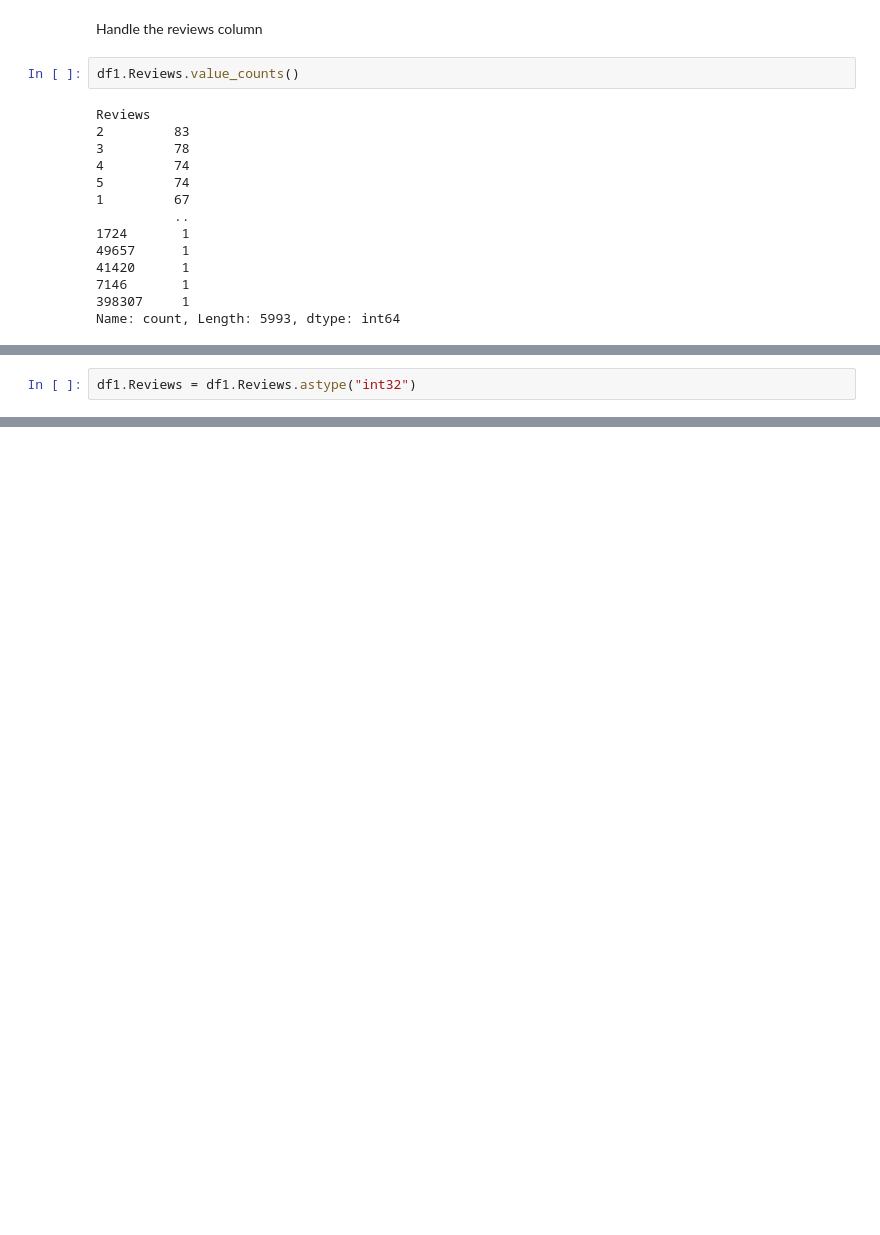
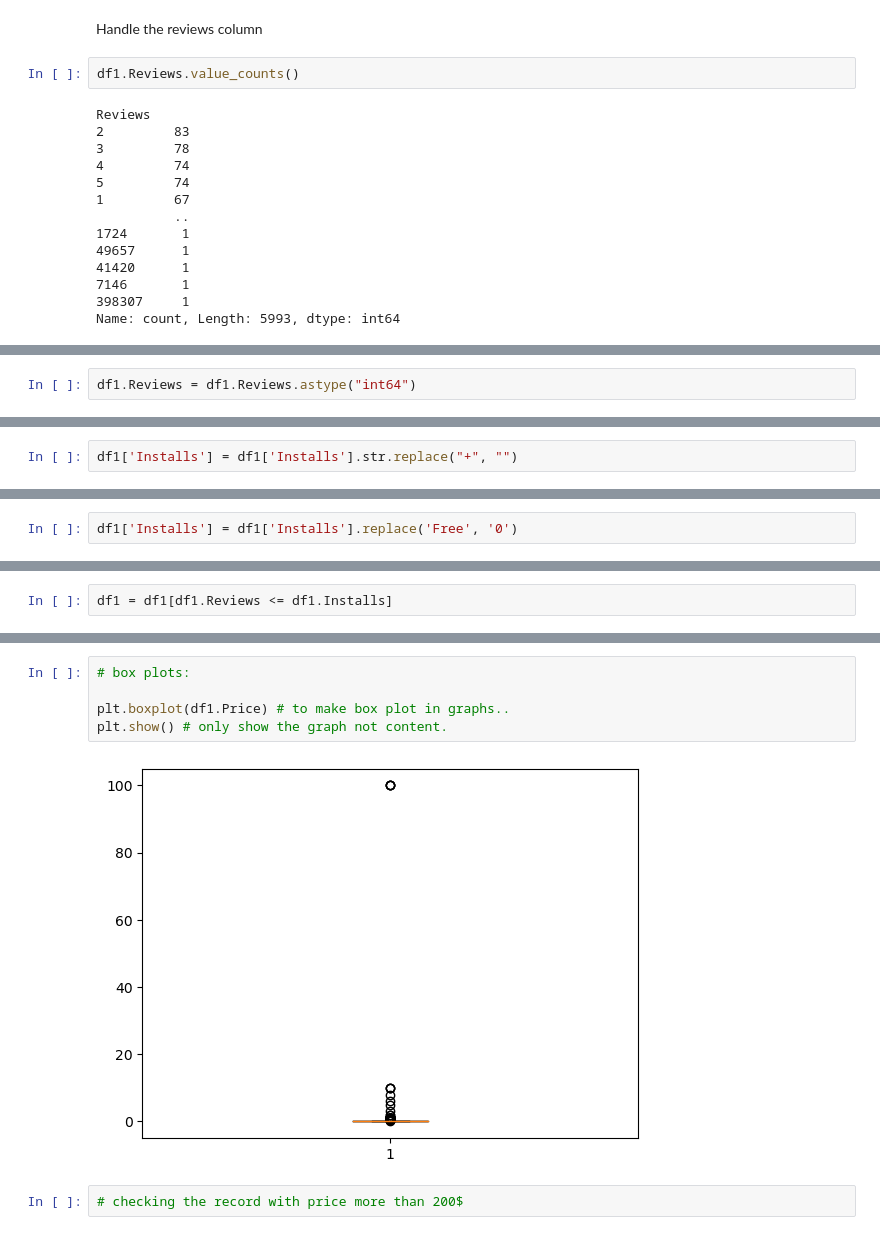
Before and after one commit to nitishrudra3510/DataScience, a Jupyter notebook: Project/WorkOnPlayStore.ipynb, the cells around one changed output, grey strips where cells are left out. Cells and saved outputs as stored; diff of their text form; blank space fills up the shorter version.

```diff
--- a/Project/WorkOnPlayStore.ipynb
+++ b/Project/WorkOnPlayStore.ipynb
@@ -334,2 +435,2 @@ Name: count, Length: 5993, dtype: int64
 # %%
-df1.Reviews = df1.Reviews.astype("int32")
+df1.Reviews = df1.Reviews.astype("int64")
@@ -339,0 +480,2 @@ d
+# %%
+df1['Installs'] = df1['Installs'].str.replace("+", "")
@@ -339,0 +504,2 @@ d
+# %%
+df1['Installs'] = df1['Installs'].replace('Free', '0')
@@ -339,0 +561,2 @@ d
+# %%
+df1 = df1[df1.Reviews <= df1.Installs]
@@ -339,0 +597,9 @@ d
+# %%
+# box plots:
+
+plt.boxplot(df1.Price) # to make box plot in graphs..
+plt.show() # only show the graph not content.
+# %% [output]
+[figure, added]
+# %%
+# checking the record with price more than 200$
```
Also changed, not shown: parts of 56 cells of this notebook.
